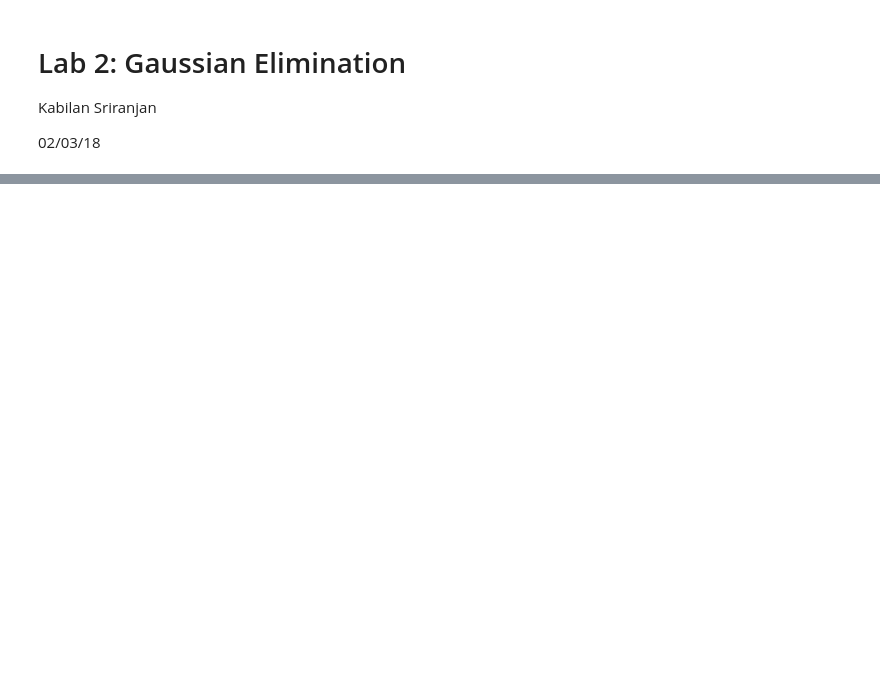
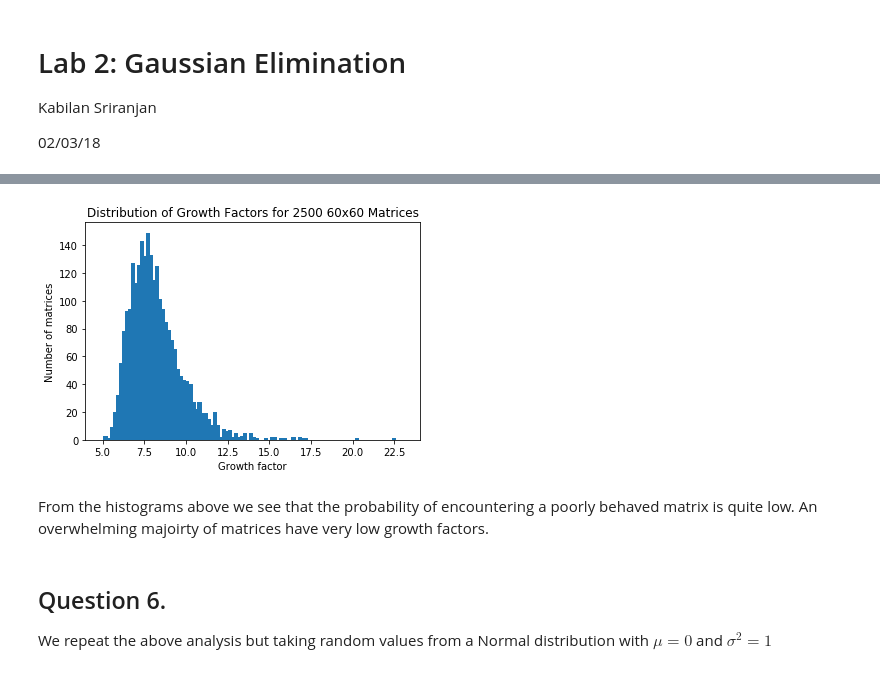
Before and after one commit to kabsri/NumericalAnalysis, a Jupyter notebook: Lab2.ipynb, the cells around one changed output, grey strips where cells are left out. Drawn from its saved outputs; the diff is of its cells as text; code cells hidden in the pictures; blank space fills up the shorter version.

```diff
--- a/Lab2.ipynb
+++ b/Lab2.ipynb
@@ -143,3 +178,13 @@ print(counts)
+# %%
+getHistogram(unif60, 100, 0.25)
+# %% [output]
+[figure, added]
+# %% [markdown]
+From the histograms above we see that the probability of encountering a poorly behaved matrix is quite low. An overwhelming majoirty of matrices have very low growth factors.
+# %% [markdown]
+## Question 6.
+
+We repeat the above analysis but taking random values from a Normal distribution with $\mu = 0$ and $\sigma^2 = 1$
 # %%
 #Create random matrix using the Normal distribution
 def randomNormalMatrix(n):
```
Also changed, not shown: parts of 27 cells of this notebook.
